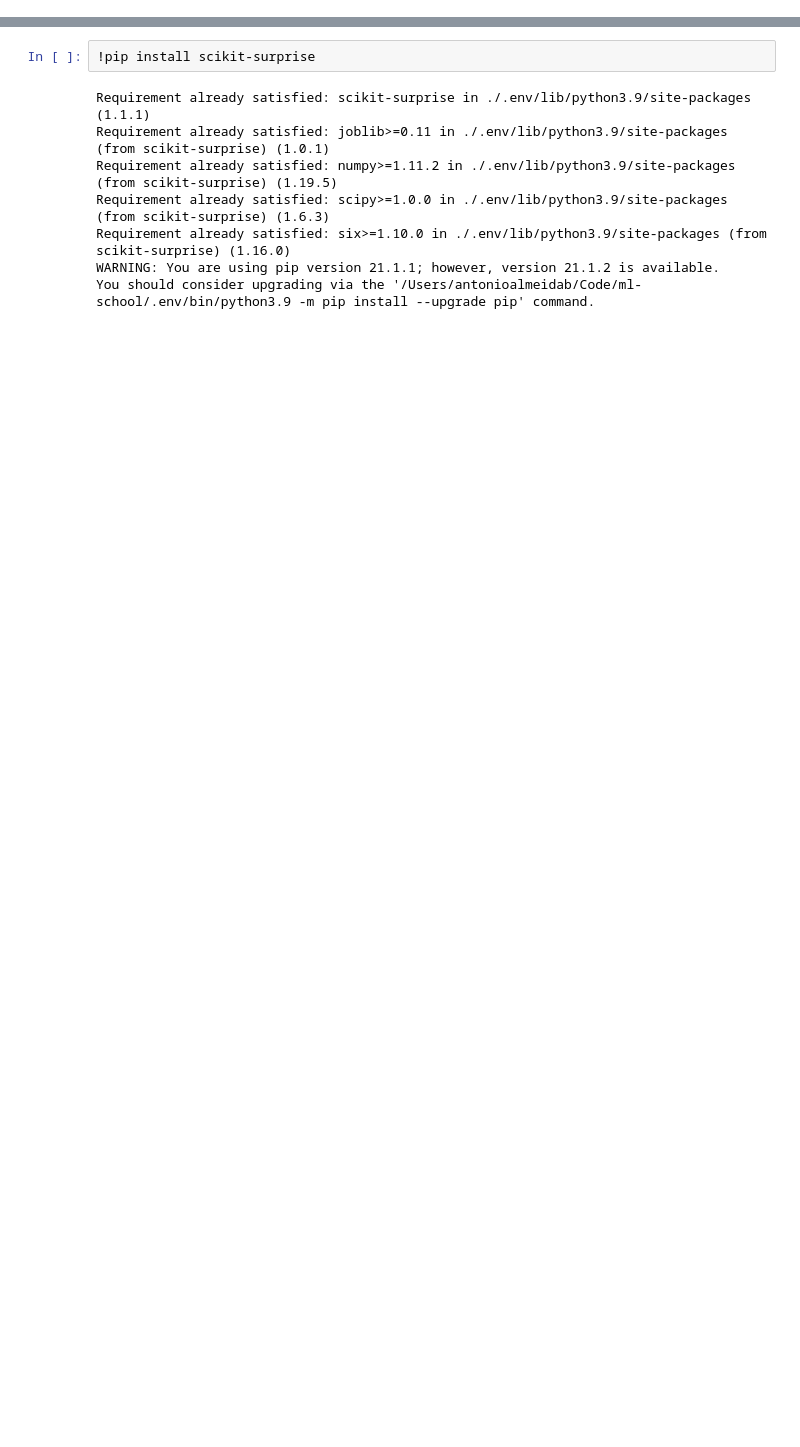
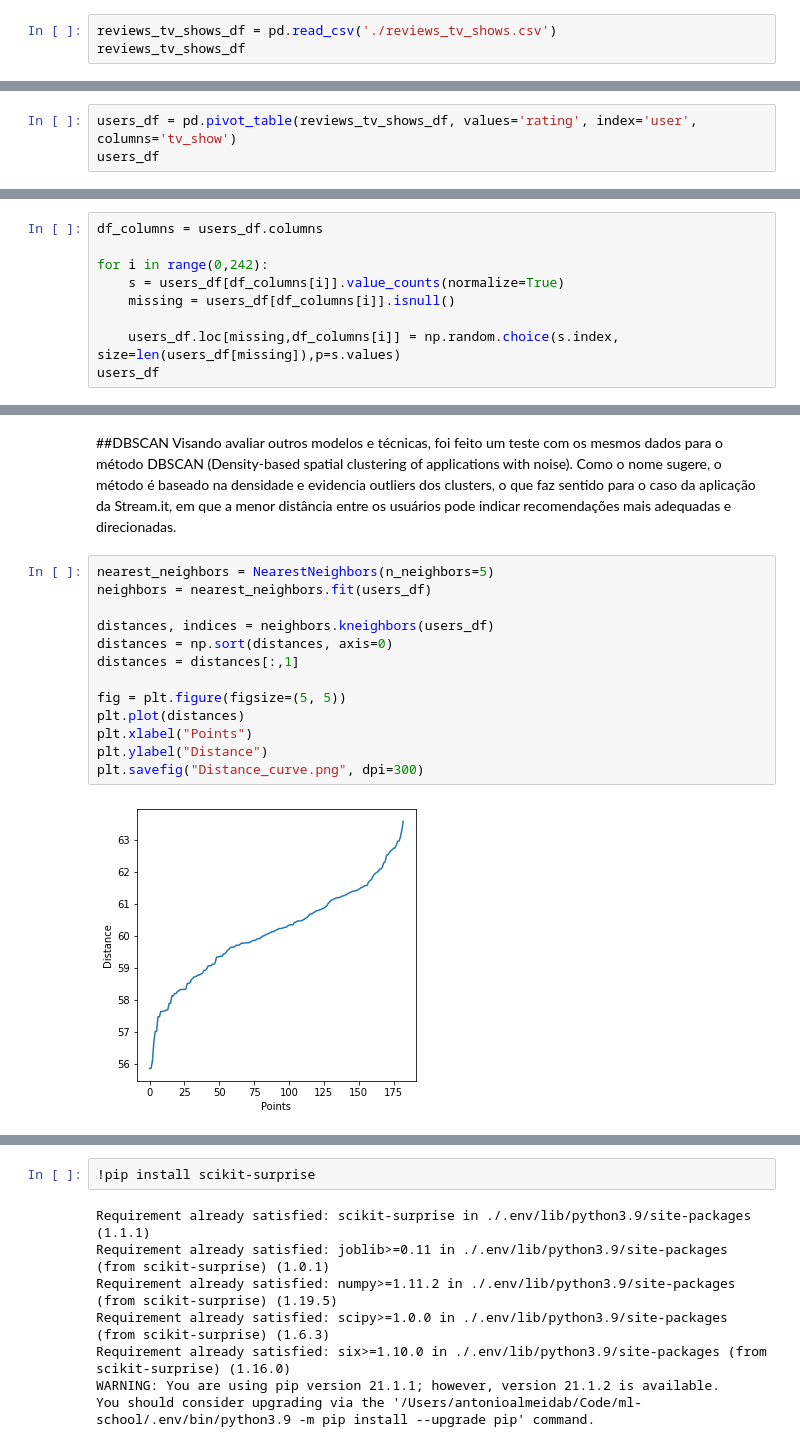
Before and after one commit to streamit-project/recommendation-model, a Jupyter notebook: NB#3-Other-Techniques.ipynb, the cells around one changed output, grey strips where cells are left out. Saved outputs shown, nothing was run; the diff lists cells and outputs as text; blank space fills up the shorter version.

```diff
--- a/NB#3-Other-Techniques.ipynb
+++ b/NB#3-Other-Techniques.ipynb
@@ -8,0 +11,3 @@ from sklearn.preprocessing import LabelEncoder
+# %%
+reviews_tv_shows_df = pd.read_csv('./reviews_tv_shows.csv')
+reviews_tv_shows_df
@@ -8,0 +28,3 @@ from sklearn.preprocessing import LabelEncoder
+# %%
+users_df = pd.pivot_table(reviews_tv_shows_df, values='rating', index='user', columns='tv_show')
+users_df
@@ -8,0 +46,9 @@ from sklearn.preprocessing import LabelEncoder
+# %%
+df_columns = users_df.columns
+
+for i in range(0,242):
+    s = users_df[df_columns[i]].value_counts(normalize=True)
+    missing = users_df[df_columns[i]].isnull()
+
+    users_df.loc[missing,df_columns[i]] = np.random.choice(s.index, size=len(users_df[missing]),p=s.values)
+users_df
@@ -8,0 +86,18 @@ from sklearn.preprocessing import LabelEncoder
+# %% [markdown]
+##DBSCAN
+Visando avaliar outros modelos e técnicas, foi feito um teste com os mesmos dados para o método DBSCAN (Density-based spatial clustering of applications with noise). Como o nome sugere, o método é baseado na densidade e evidencia outliers dos clusters, o que faz sentido para o caso da aplicação da Stream.it, em que a menor distância entre os usuários pode indicar recomendações mais adequadas e direcionadas.
+# %%
+nearest_neighbors = NearestNeighbors(n_neighbors=5)
+neighbors = nearest_neighbors.fit(users_df)
+
+distances, indices = neighbors.kneighbors(users_df)
+distances = np.sort(distances, axis=0)
+distances = distances[:,1]
+
+fig = plt.figure(figsize=(5, 5))
+plt.plot(distances)
+plt.xlabel("Points")
+plt.ylabel("Distance")
+plt.savefig("Distance_curve.png", dpi=300)
+# %% [output]
+[figure, added]
```
Also changed, not shown: parts of 11 cells of this notebook.
